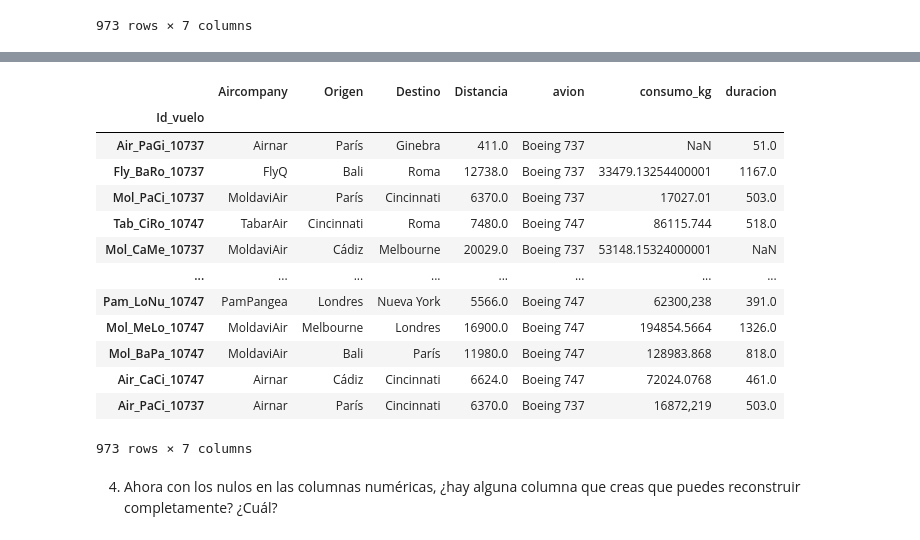
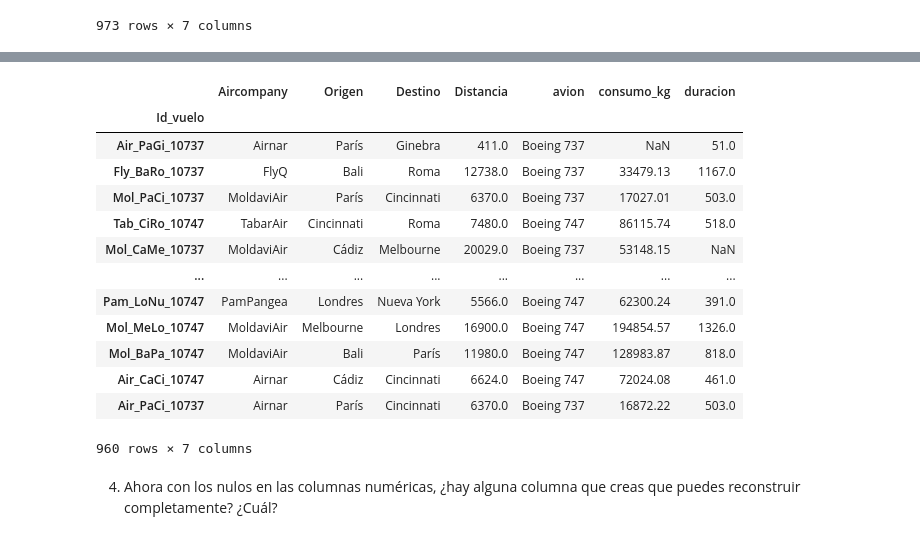
Before and after one commit to CanaryBrianArmas/ONLINE_DS_THEBRIDGE_-Ejercicios-a-corregir, a Jupyter notebook: Sprint_4/Unidad_2/18_Practica_Obligatoria_Pandas_II.ipynb, the cells around one changed output, grey strips where cells are left out. Cells and saved outputs as stored; diff of their text form; code cells hidden in the pictures.

```diff
--- a/Sprint_4/Unidad_2/18_Practica_Obligatoria_Pandas_II.ipynb
+++ b/Sprint_4/Unidad_2/18_Practica_Obligatoria_Pandas_II.ipynb
@@ -153,7 +208,11 @@ print(df_viajes_aereos["duracion"].value_counts(dropna = False, normalize = True
+# %%
+df_viajes_aereos["consumo_kg"] = df_viajes_aereos["consumo_kg"].str.replace(",", ".").astype("float").round(2)
 # %% [markdown]
 2. Es hora de limpiar. No necesariamente seguiremos estos pasos pero primero, deshazte de las filas duplicadas. Quédate con las últimas copias.
+# %%
+df_clean = df_viajes_aereos.copy()
 # %%
-df_clean = df_viajes_aereos.drop_duplicates(keep = "last").copy()
+df_clean =df_clean.drop_duplicates(keep = "last")
 df_clean
 # %% [output]
 |  | Aircompany | Origen | Destino | Distancia | avion | consumo_kg | duracion |
@@ -209,20 +270,20 @@ df_clean.isna()
 # %%
-df_clean.dropna(thresh = 2, inplace = True)
+df_clean.dropna(inplace = True, axis = 0, thresh = 5)
 df_clean
 # %% [output]
 |  | Aircompany | Origen | Destino | Distancia | avion | consumo_kg | duracion |
 | Id_vuelo |  |  |  |  |  |  |  |
 | Air_PaGi_10737 | Airnar | París | Ginebra | 411.0 | Boeing 737 | NaN | 51.0 |
-| Fly_BaRo_10737 | FlyQ | Bali | Roma | 12738.0 | Boeing 737 | 33479.13254400001 | 1167.0 |
+| Fly_BaRo_10737 | FlyQ | Bali | Roma | 12738.0 | Boeing 737 | 33479.13 | 1167.0 |
 | Mol_PaCi_10737 | MoldaviAir | París | Cincinnati | 6370.0 | Boeing 737 | 17027.01 | 503.0 |
-| Tab_CiRo_10747 | TabarAir | Cincinnati | Roma | 7480.0 | Boeing 747 | 86115.744 | 518.0 |
-| Mol_CaMe_10737 | MoldaviAir | Cádiz | Melbourne | 20029.0 | Boeing 737 | 53148.15324000001 | NaN |
+| Tab_CiRo_10747 | TabarAir | Cincinnati | Roma | 7480.0 | Boeing 747 | 86115.74 | 518.0 |
+| Mol_CaMe_10737 | MoldaviAir | Cádiz | Melbourne | 20029.0 | Boeing 737 | 53148.15 | NaN |
 | ... | ... | ... | ... | ... | ... | ... | ... |
-| Pam_LoNu_10747 | PamPangea | Londres | Nueva York | 5566.0 | Boeing 747 | 62300,238 | 391.0 |
-| Mol_MeLo_10747 | MoldaviAir | Melbourne | Londres | 16900.0 | Boeing 747 | 194854.5664 | 1326.0 |
-| Mol_BaPa_10747 | MoldaviAir | Bali | París | 11980.0 | Boeing 747 | 128983.868 | 818.0 |
-| Air_CaCi_10747 | Airnar | Cádiz | Cincinnati | 6624.0 | Boeing 747 | 72024.0768 | 461.0 |
-| Air_PaCi_10737 | Airnar | París | Cincinnati | 6370.0 | Boeing 737 | 16872,219 | 503.0 |
+| Pam_LoNu_10747 | PamPangea | Londres | Nueva York | 5566.0 | Boeing 747 | 62300.24 | 391.0 |
+| Mol_MeLo_10747 | MoldaviAir | Melbourne | Londres | 16900.0 | Boeing 747 | 194854.57 | 1326.0 |
+| Mol_BaPa_10747 | MoldaviAir | Bali | París | 11980.0 | Boeing 747 | 128983.87 | 818.0 |
+| Air_CaCi_10747 | Airnar | Cádiz | Cincinnati | 6624.0 | Boeing 747 | 72024.08 | 461.0 |
+| Air_PaCi_10737 | Airnar | París | Cincinnati | 6370.0 | Boeing 737 | 16872.22 | 503.0 |
-973 rows × 7 columns
+960 rows × 7 columns
 # %% [markdown]
 4. Ahora con los nulos en las columnas numéricas, ¿hay alguna columna que creas que puedes reconstruir completamente? ¿Cuál?
```
Also changed, not shown: parts of 17 cells of this notebook, 4 other files.
